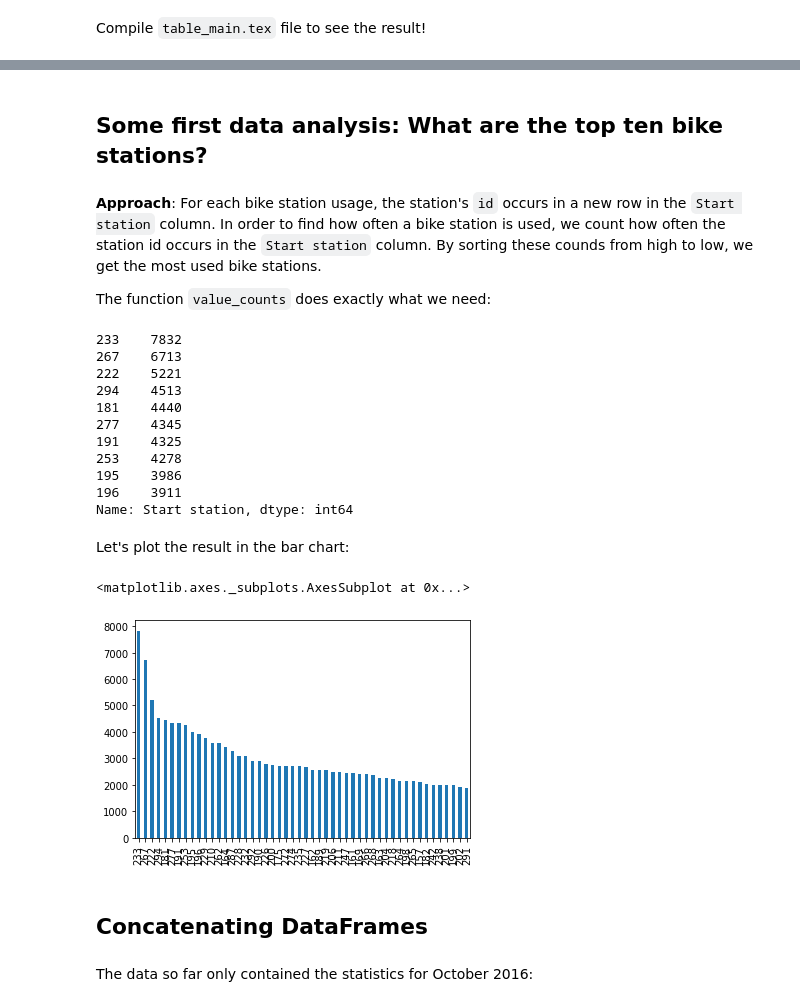
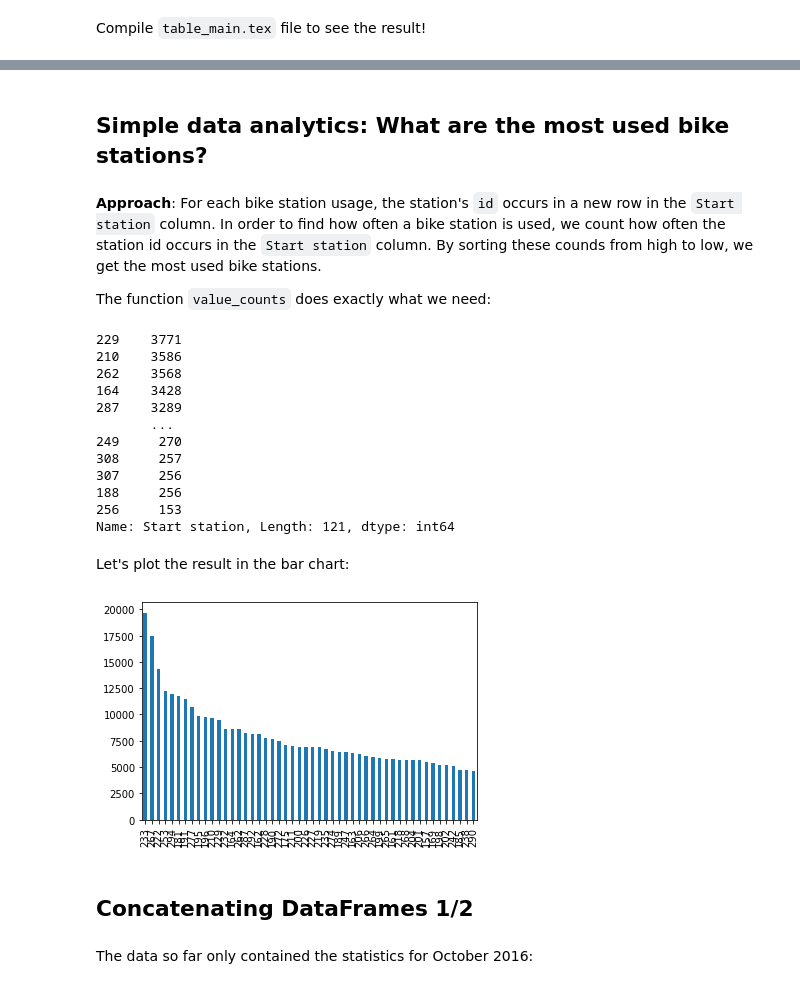
Before and after one commit to UiO-IN3110/UiO-IN3110.github.io, a Jupyter notebook: lectures/11_pandas/Pandas.ipynb, the cells around one changed output, grey strips where cells are left out. Drawn from its saved outputs; the diff is of its cells as text; code cells hidden in the pictures.

```diff
--- a/lectures/11_pandas/Pandas.ipynb
+++ b/lectures/11_pandas/Pandas.ipynb
@@ -508,33 +598,33 @@ Compile `table_main.tex` file to see the result!
 # %% [markdown]
-## Some first data analysis: What are the top ten bike stations?
+## Simple data analytics: What are the most used bike stations?
 # %% [markdown]
 **Approach**: For each bike station usage, the station's `id` occurs in a new row in the `Start station` column.
 In order to find how often a bike station is used, we count how often the station id occurs in the `Start station` column. By sorting these counds from high to low, we get the most used bike stations.
 
 The function `value_counts` does exactly what we need:
 # %%
-bike_stats['Start station'].value_counts()[:10]   # This is a pd.Series
+trips['Start station'].value_counts()[10:]
 # %% [output]
-233    7832
-267    6713
-222    5221
-294    4513
-181    4440
-277    4345
-191    4325
-253    4278
-195    3986
-196    3911
-Name: Start station, dtype: int64
+229    3771
+210    3586
+262    3568
+164    3428
+287    3289
+       ...
+249     270
+308     257
+307     256
+188     256
+256     153
+Name: Start station, Length: 121, dtype: int64
 # %% [markdown]
 Let's plot the result in the bar chart:
 # %%
-bike_stats['Start station'].value_counts()[:50].plot(kind='bar')
+trips['Start station'].value_counts()[:50].plot(kind='bar');
 # %% [output]
-<matplotlib.axes._subplots.AxesSubplot at 0x...>
-[figure, old version]
+[figure, new version]
 # %% [markdown]
-## Concatenating DataFrames
+## Concatenating DataFrames 1/2
 # %% [markdown]
 The data so far only contained the statistics for October 2016:
 # %%
```
Also changed, not shown: parts of 100 cells of this notebook, 2 other files.
